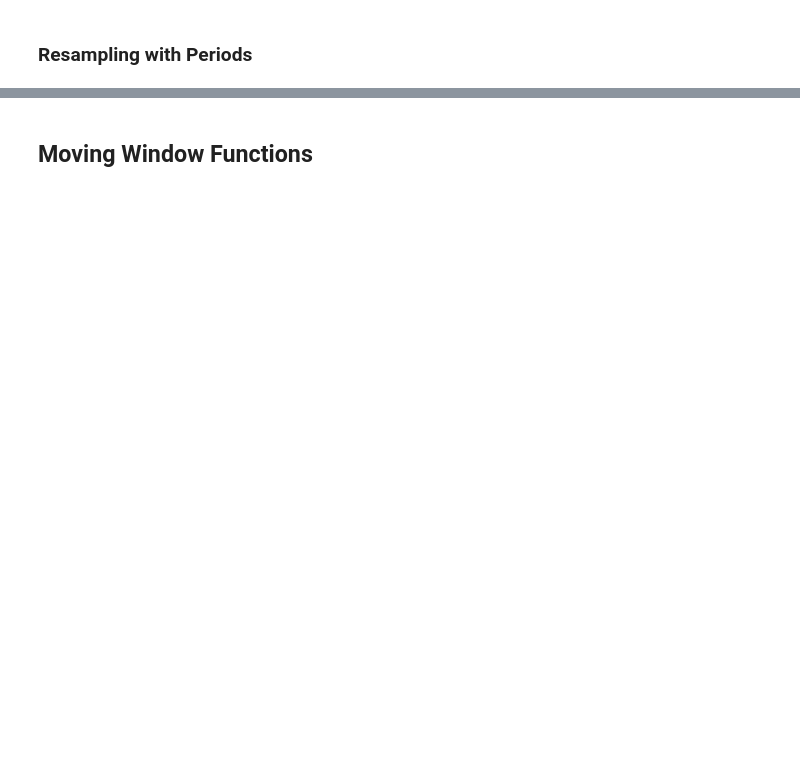
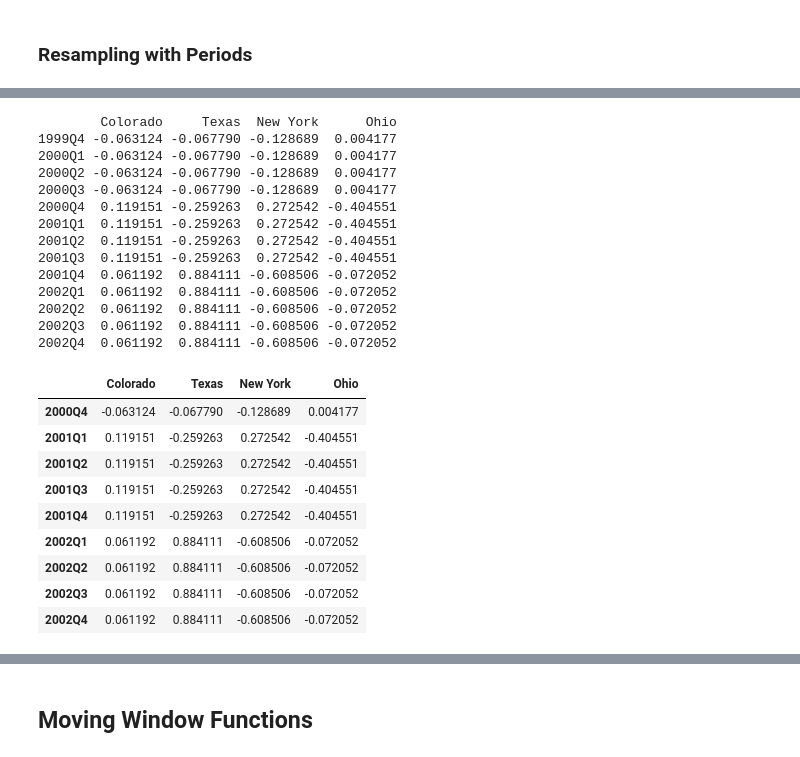
Before and after one commit to ndwadia/pydata-book, a Jupyter notebook: ch11.ipynb, the cells around one changed output, grey strips where cells are left out. Drawn from its saved outputs; the diff is of its cells as text; code cells hidden in the pictures; blank space fills up the shorter version.

```diff
--- a/ch11.ipynb
+++ b/ch11.ipynb
@@ -398,6 +1104,6 @@ frame = pd.DataFrame(np.random.randn(24, 4),
                      index=pd.period_range('1-2000', '12-2001',
                                            freq='M'),
                      columns=['Colorado', 'Texas', 'New York', 'Ohio'])
-frame[:5]
-annual_frame = frame.resample('A-DEC').mean()
+print(frame[:5])
+annual_frame = frame.resample('A-NOV').mean()
 annual_frame
@@ -404,6 +1121,31 @@ annual_frame
 # %%
 # Q-DEC: Quarterly, year ending in December
-annual_frame.resample('Q-DEC').ffill()
-annual_frame.resample('Q-DEC', convention='end').ffill()
+print(annual_frame.resample('Q-DEC').ffill())
+annual_frame.resample('Q-DEC', convention='end').bfill()
+# %% [output]
+        Colorado     Texas  New York      Ohio
+1999Q4 -0.063124 -0.067790 -0.128689  0.004177
+2000Q1 -0.063124 -0.067790 -0.128689  0.004177
+2000Q2 -0.063124 -0.067790 -0.128689  0.004177
+2000Q3 -0.063124 -0.067790 -0.128689  0.004177
+2000Q4  0.119151 -0.259263  0.272542 -0.404551
+2001Q1  0.119151 -0.259263  0.272542 -0.404551
+2001Q2  0.119151 -0.259263  0.272542 -0.404551
+2001Q3  0.119151 -0.259263  0.272542 -0.404551
+2001Q4  0.061192  0.884111 -0.608506 -0.072052
+2002Q1  0.061192  0.884111 -0.608506 -0.072052
+2002Q2  0.061192  0.884111 -0.608506 -0.072052
+2002Q3  0.061192  0.884111 -0.608506 -0.072052
+2002Q4  0.061192  0.884111 -0.608506 -0.072052
+|  | Colorado | Texas | New York | Ohio |
+| 2000Q4 | -0.063124 | -0.067790 | -0.128689 | 0.004177 |
+| 2001Q1 | 0.119151 | -0.259263 | 0.272542 | -0.404551 |
+| 2001Q2 | 0.119151 | -0.259263 | 0.272542 | -0.404551 |
+| 2001Q3 | 0.119151 | -0.259263 | 0.272542 | -0.404551 |
+| 2001Q4 | 0.119151 | -0.259263 | 0.272542 | -0.404551 |
+| 2002Q1 | 0.061192 | 0.884111 | -0.608506 | -0.072052 |
+| 2002Q2 | 0.061192 | 0.884111 | -0.608506 | -0.072052 |
+| 2002Q3 | 0.061192 | 0.884111 | -0.608506 | -0.072052 |
+| 2002Q4 | 0.061192 | 0.884111 | -0.608506 | -0.072052 |
 # %%
 annual_frame.resample('Q-MAR').ffill()
```
Also changed, not shown: parts of 111 cells of this notebook, 4 other files.
